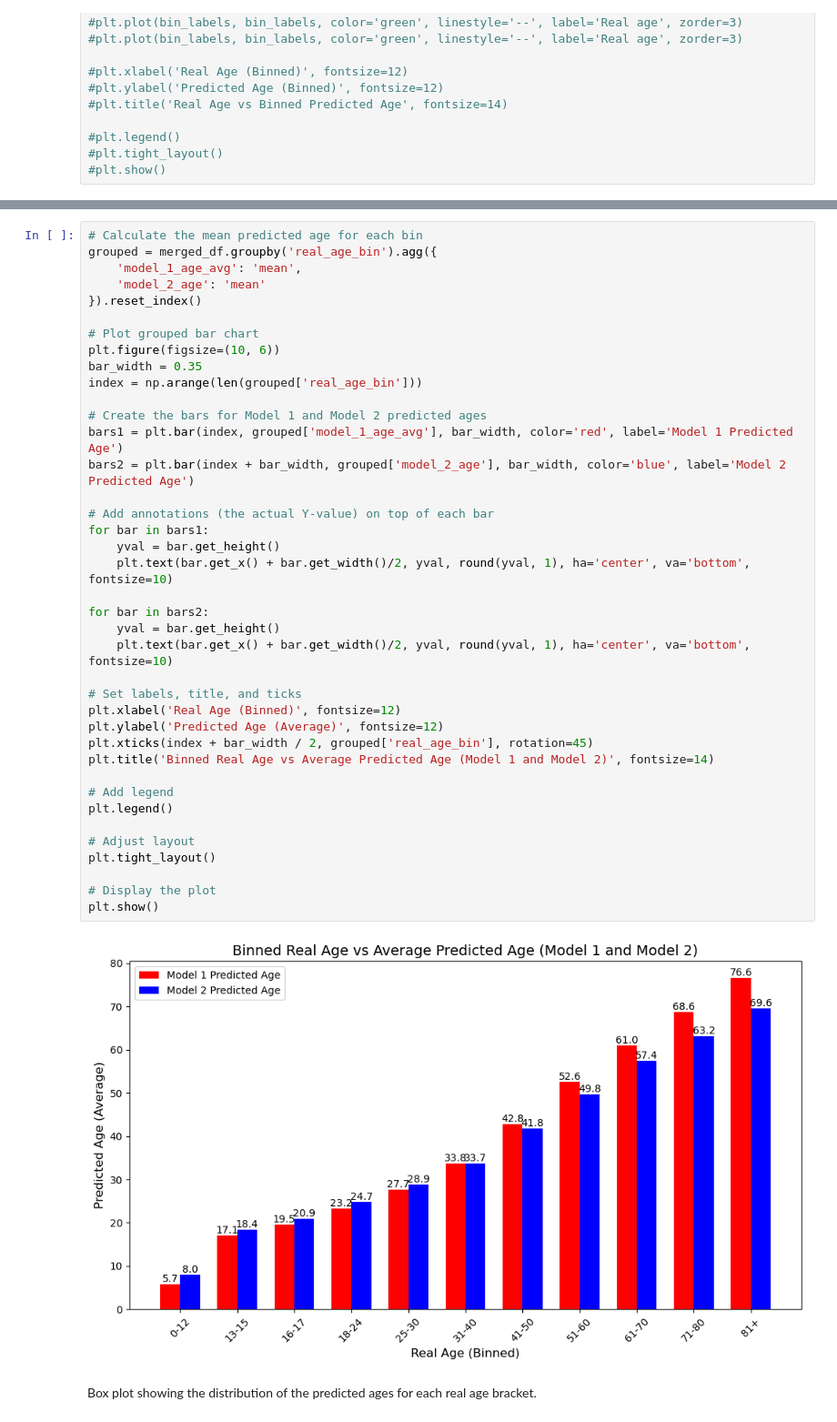
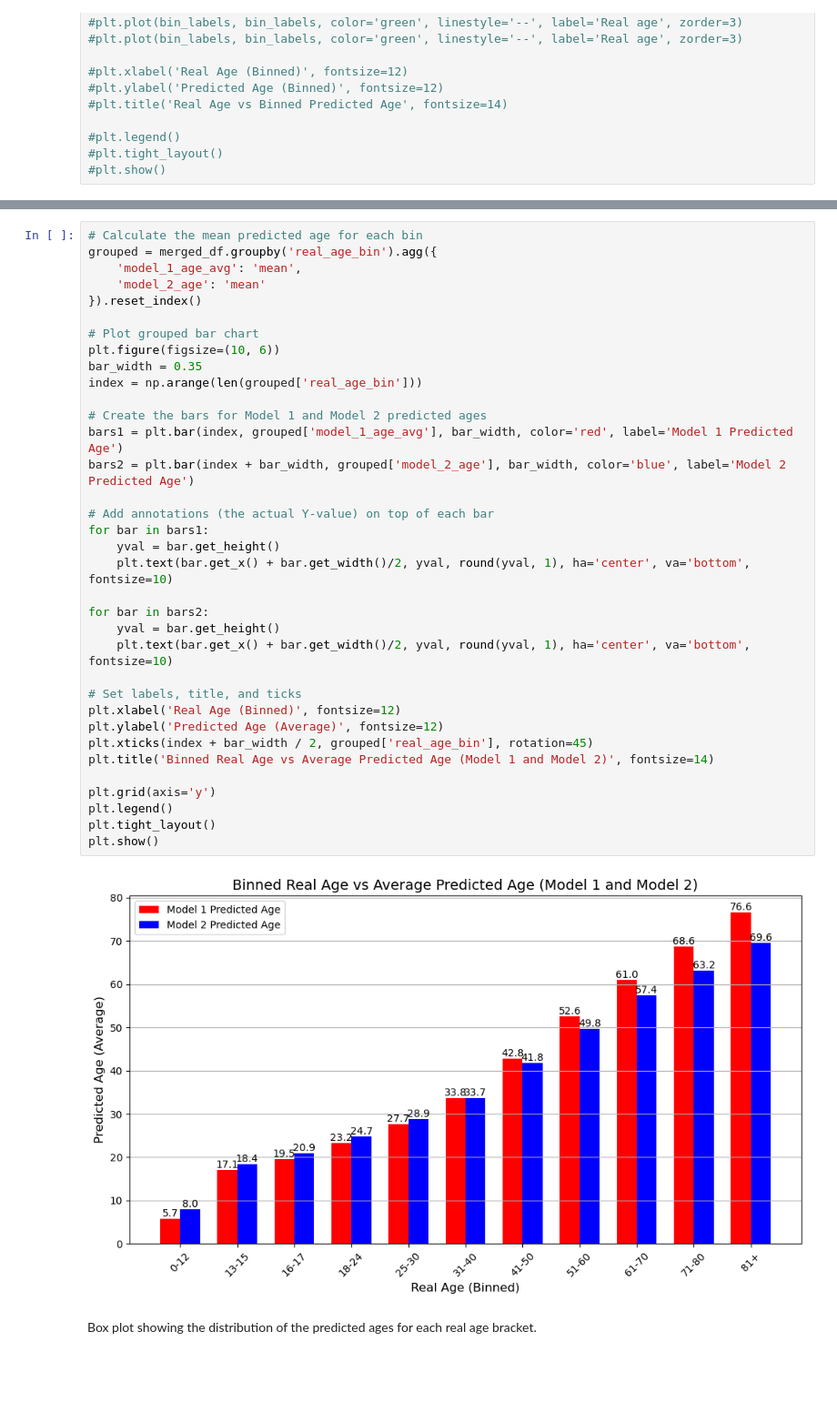
Before and after one commit to MartinezAgullo/TechChallenge_TrustStamp, a Jupyter notebook: assignment_1_analysis_report/Assignment1_AnalysisReport.ipynb, the cells around one changed output, grey strips where cells are left out. Shown: that part at 91% size. Cells and saved outputs as stored; diff of their text form; blank space fills up the shorter version.

```diff
--- a/assignment_1_analysis_report/Assignment1_AnalysisReport.ipynb
+++ b/assignment_1_analysis_report/Assignment1_AnalysisReport.ipynb
@@ -250,39 +304,35 @@ grouped = merged_df.groupby('real_age_bin').agg({
 }).reset_index()
 
 # Plot grouped bar chart
 plt.figure(figsize=(10, 6))
 bar_width = 0.35
 index = np.arange(len(grouped['real_age_bin']))
 
 # Create the bars for Model 1 and Model 2 predicted ages
 bars1 = plt.bar(index, grouped['model_1_age_avg'], bar_width, color='red', label='Model 1 Predicted Age')
 bars2 = plt.bar(index + bar_width, grouped['model_2_age'], bar_width, color='blue', label='Model 2 Predicted Age')
 
 # Add annotations (the actual Y-value) on top of each bar
 for bar in bars1:
     yval = bar.get_height()
     plt.text(bar.get_x() + bar.get_width()/2, yval, round(yval, 1), ha='center', va='bottom', fontsize=10)
 
 for bar in bars2:
     yval = bar.get_height()
     plt.text(bar.get_x() + bar.get_width()/2, yval, round(yval, 1), ha='center', va='bottom', fontsize=10)
 
 # Set labels, title, and ticks
 plt.xlabel('Real Age (Binned)', fontsize=12)
 plt.ylabel('Predicted Age (Average)', fontsize=12)
 plt.xticks(index + bar_width / 2, grouped['real_age_bin'], rotation=45)
 plt.title('Binned Real Age vs Average Predicted Age (Model 1 and Model 2)', fontsize=14)
 
-# Add legend
+plt.grid(axis='y')
 plt.legend()
-
-# Adjust layout
 plt.tight_layout()
-
-# Display the plot
 plt.show()
 # %% [output]
-[figure, old version]
+[figure, new version]
 # %% [markdown]
 Box plot showing the distribution of the predicted ages for each real age bracket.
 # %%
```
Also changed, not shown: parts of 18 cells of this notebook, 19 other files.
